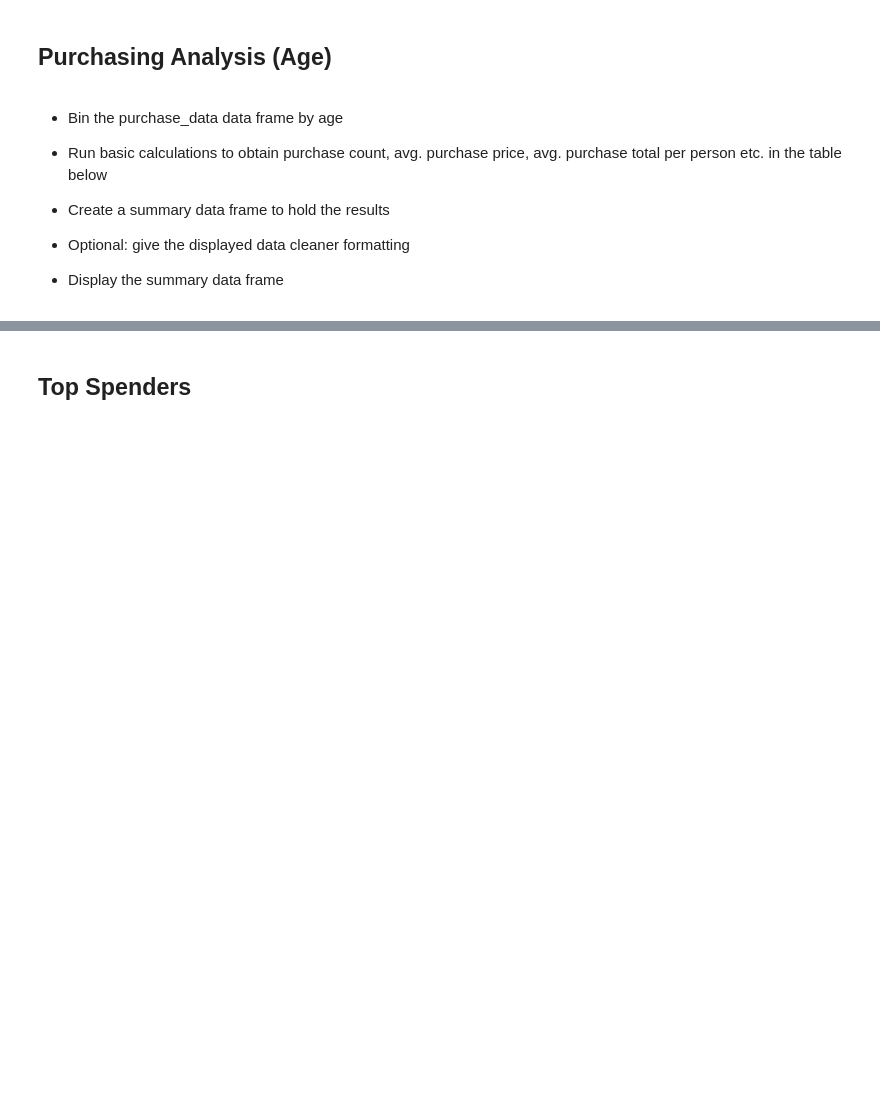
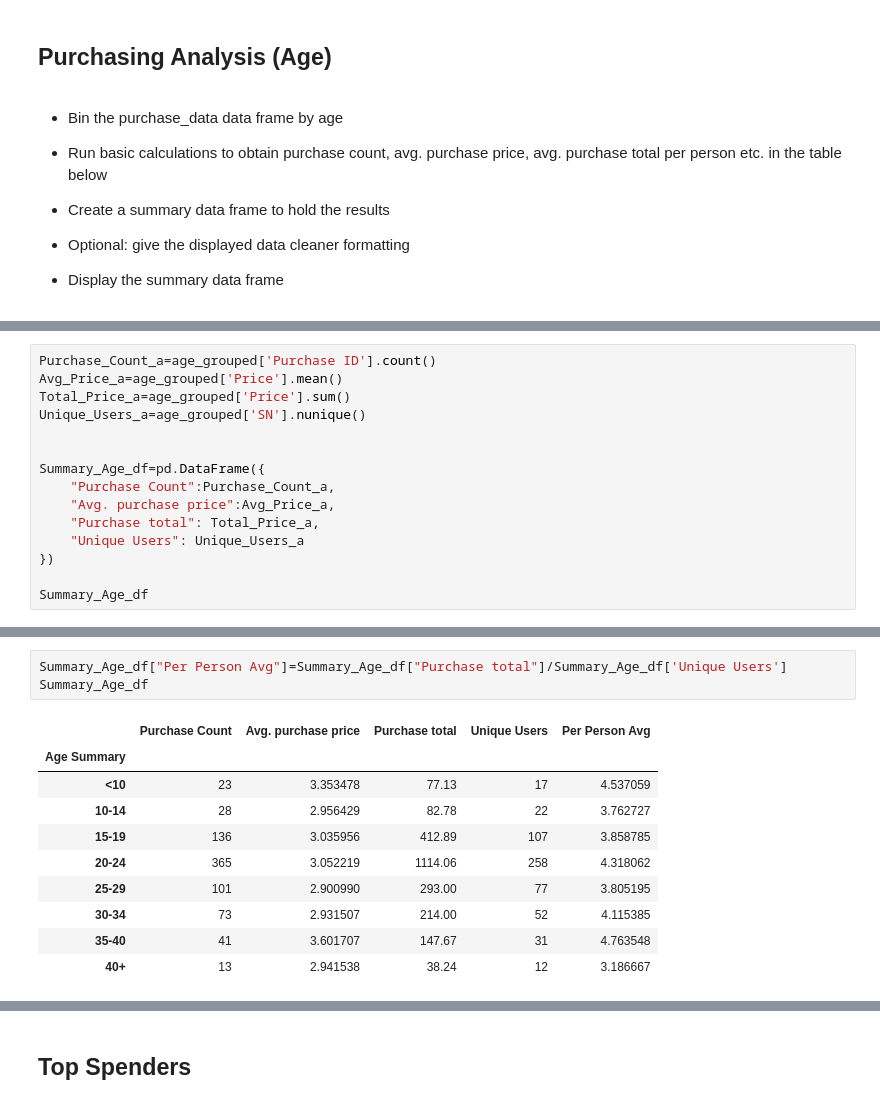
Before and after one commit to Daniel8871/pandas-challenge, a Jupyter notebook: HeroesOfPymoli_analysis.ipynb, the cells around one changed output, grey strips where cells are left out. Cells and saved outputs as stored; diff of their text form; blank space fills up the shorter version.

```diff
--- a/HeroesOfPymoli_analysis.ipynb
+++ b/HeroesOfPymoli_analysis.ipynb
@@ -294,0 +300,15 @@ Summary_Gender_df
+# %%
+Purchase_Count_a=age_grouped['Purchase ID'].count()
+Avg_Price_a=age_grouped['Price'].mean()
+Total_Price_a=age_grouped['Price'].sum()
+Unique_Users_a=age_grouped['SN'].nunique()
+
+
+Summary_Age_df=pd.DataFrame({
+    "Purchase Count":Purchase_Count_a,
+    "Avg. purchase price":Avg_Price_a,
+    "Purchase total": Total_Price_a,
+    "Unique Users": Unique_Users_a
+})
+
+Summary_Age_df
@@ -294,0 +326,14 @@ Summary_Gender_df
+# %%
+Summary_Age_df["Per Person Avg"]=Summary_Age_df["Purchase total"]/Summary_Age_df['Unique Users']
+Summary_Age_df
+# %% [output]
+|  | Purchase Count | Avg. purchase price | Purchase total | Unique Users | Per Person Avg |
+| Age Summary |  |  |  |  |  |
+| <10 | 23 | 3.353478 | 77.13 | 17 | 4.537059 |
+| 10-14 | 28 | 2.956429 | 82.78 | 22 | 3.762727 |
+| 15-19 | 136 | 3.035956 | 412.89 | 107 | 3.858785 |
+| 20-24 | 365 | 3.052219 | 1114.06 | 258 | 4.318062 |
+| 25-29 | 101 | 2.900990 | 293.00 | 77 | 3.805195 |
+| 30-34 | 73 | 2.931507 | 214.00 | 52 | 4.115385 |
+| 35-40 | 41 | 3.601707 | 147.67 | 31 | 4.763548 |
+| 40+ | 13 | 2.941538 | 38.24 | 12 | 3.186667 |
```
Also changed, not shown: parts of 22 cells of this notebook.
